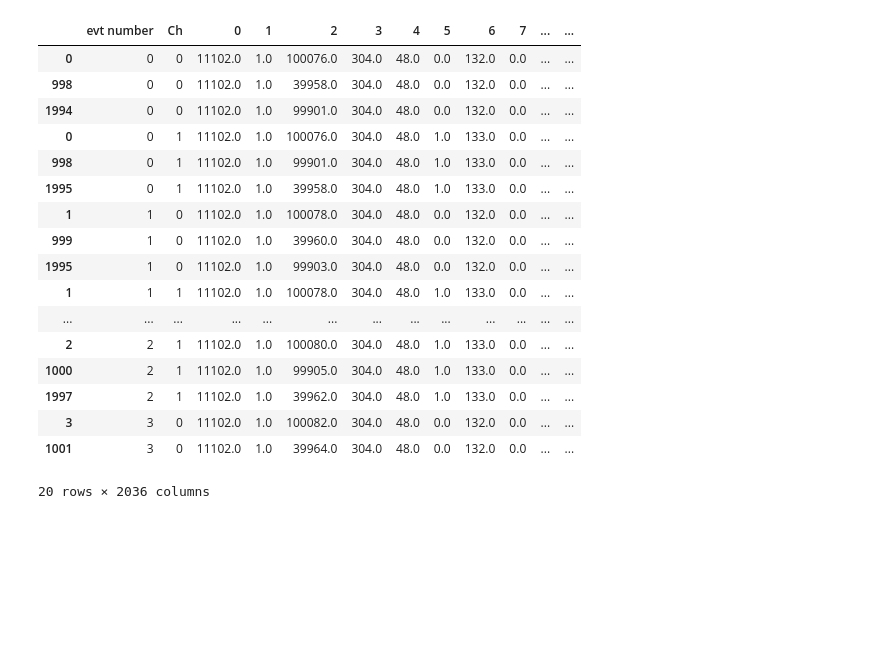
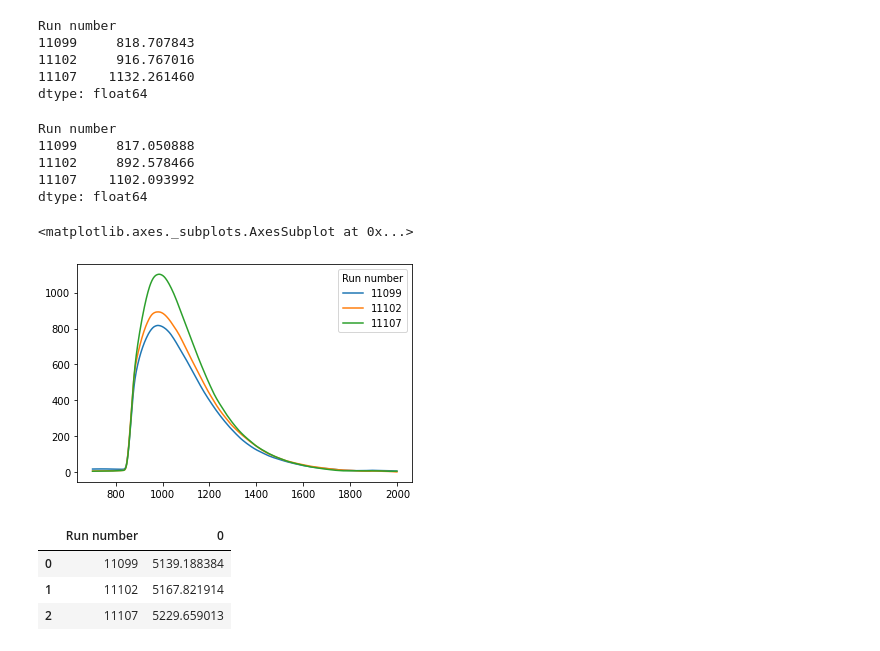
Before and after one commit to stbordoni/Arapuca, a Jupyter notebook: RoutineArapucaDraft.ipynb, the cells around one changed output. Cells and saved outputs as stored; diff of their text form; code cells hidden in the pictures; blank space fills up the shorter version.

```diff
--- a/RoutineArapucaDraft.ipynb
+++ b/RoutineArapucaDraft.ipynb
@@ -88,21 +287,31 @@ Percentage of events passing the selection 0.31995987963891676
-# %%
-df_allch.head(20)
-# %% [output]
-|  | evt number | Ch | 0 | 1 | 2 | 3 | 4 | 5 | 6 | 7 | ... | ... |
-| 0 | 0 | 0 | 11102.0 | 1.0 | 100076.0 | 304.0 | 48.0 | 0.0 | 132.0 | 0.0 | ... | ... |
-| 998 | 0 | 0 | 11102.0 | 1.0 | 39958.0 | 304.0 | 48.0 | 0.0 | 132.0 | 0.0 | ... | ... |
-| 1994 | 0 | 0 | 11102.0 | 1.0 | 99901.0 | 304.0 | 48.0 | 0.0 | 132.0 | 0.0 | ... | ... |
-| 0 | 0 | 1 | 11102.0 | 1.0 | 100076.0 | 304.0 | 48.0 | 1.0 | 133.0 | 0.0 | ... | ... |
-| 998 | 0 | 1 | 11102.0 | 1.0 | 99901.0 | 304.0 | 48.0 | 1.0 | 133.0 | 0.0 | ... | ... |
-| 1995 | 0 | 1 | 11102.0 | 1.0 | 39958.0 | 304.0 | 48.0 | 1.0 | 133.0 | 0.0 | ... | ... |
-| 1 | 1 | 0 | 11102.0 | 1.0 | 100078.0 | 304.0 | 48.0 | 0.0 | 132.0 | 0.0 | ... | ... |
-| 999 | 1 | 0 | 11102.0 | 1.0 | 39960.0 | 304.0 | 48.0 | 0.0 | 132.0 | 0.0 | ... | ... |
-| 1995 | 1 | 0 | 11102.0 | 1.0 | 99903.0 | 304.0 | 48.0 | 0.0 | 132.0 | 0.0 | ... | ... |
-| 1 | 1 | 1 | 11102.0 | 1.0 | 100078.0 | 304.0 | 48.0 | 1.0 | 133.0 | 0.0 | ... | ... |
-| ... | ... | ... | ... | ... | ... | ... | ... | ... | ... | ... | ... | ... |
-| 2 | 2 | 1 | 11102.0 | 1.0 | 100080.0 | 304.0 | 48.0 | 1.0 | 133.0 | 0.0 | ... | ... |
-| 1000 | 2 | 1 | 11102.0 | 1.0 | 99905.0 | 304.0 | 48.0 | 1.0 | 133.0 | 0.0 | ... | ... |
-| 1997 | 2 | 1 | 11102.0 | 1.0 | 39962.0 | 304.0 | 48.0 | 1.0 | 133.0 | 0.0 | ... | ... |
-| 3 | 3 | 0 | 11102.0 | 1.0 | 100082.0 | 304.0 | 48.0 | 0.0 | 132.0 | 0.0 | ... | ... |
-| 1001 | 3 | 0 | 11102.0 | 1.0 | 39964.0 | 304.0 | 48.0 | 0.0 | 132.0 | 0.0 | ... | ... |
-20 rows × 2036 columns
+# %%
+df_wf_calibrated[3:1300].max(axis=0)
+# %% [output]
+Run number
+11099     818.707843
+11102     916.767016
+11107    1132.261460
+dtype: float64
+# %%
+df_wf_raw = df_av_wf.groupby(['Run number']).sum().T
+print(df_wf_raw[3:1300].max(axis=0) )
+df_wf_raw[3:1300].plot()
+# %% [output]
+Run number
+11099     817.050888
+11102     892.578466
+11107    1102.093992
+dtype: float64
+<matplotlib.axes._subplots.AxesSubplot at 0x...>
+[figure, added]
+# %%
+df_integral_calib = df_av_wf_cal.groupby(['Run number']).sum()
+df_integral_calib = tmp.sum(axis=1).to_frame().reset_index()
+
+#df_integral_calib = df_wf_calibrated.groupby(['Run number']).sum()
+df_integral_calib
+# %% [output]
+|  | Run number | 0 |
+| 0 | 11099 | 5139.188384 |
+| 1 | 11102 | 5167.821914 |
+| 2 | 11107 | 5229.659013 |
```
Also changed, not shown: parts of 27 cells of this notebook, 4 other files.
